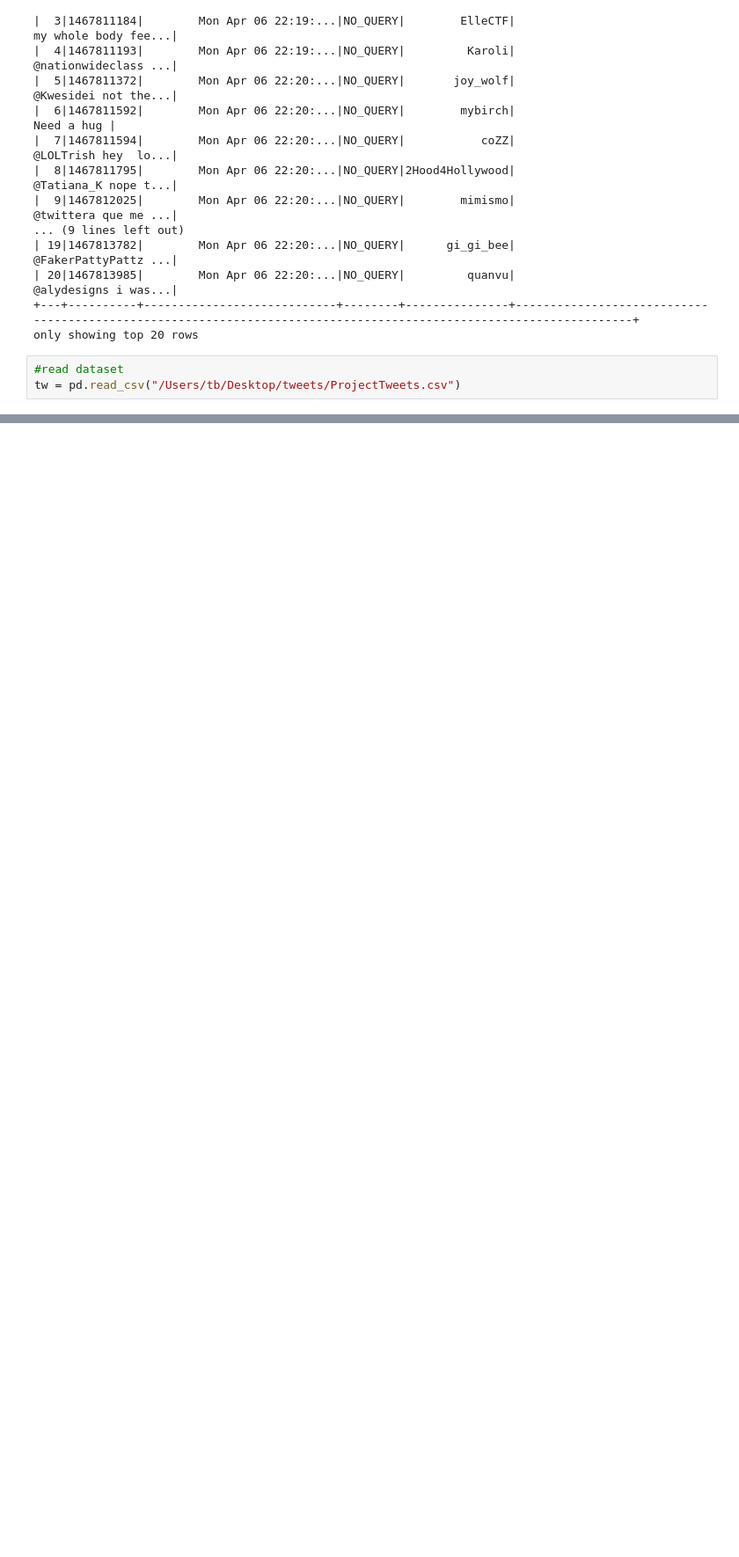
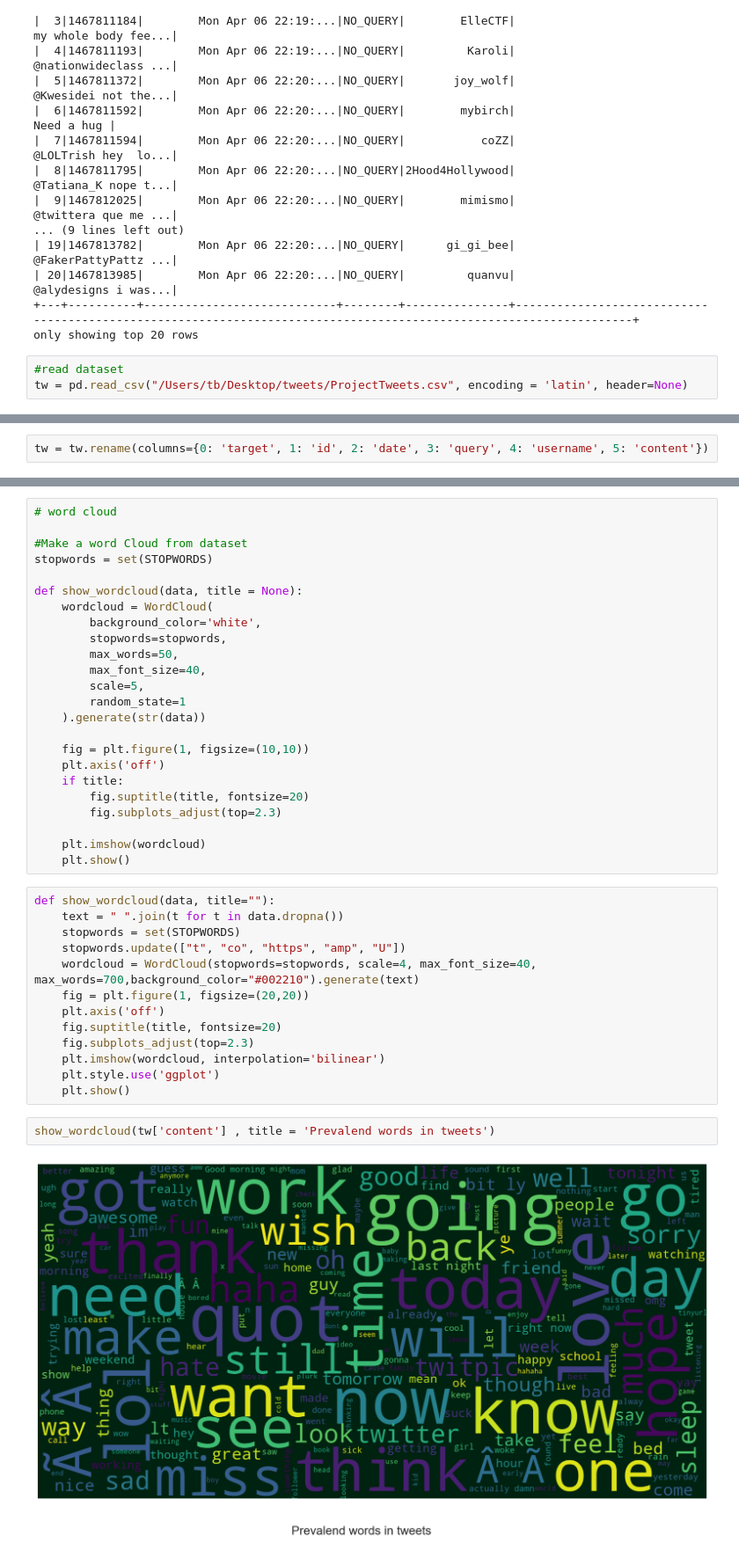
Before and after one commit to SedaColasan/CA2_ProjectTweets, a Jupyter notebook: CA2_ProjectTweets.ipynb, the cells around one changed output, grey strips where cells are left out. Shown: that part at 88% size. Saved outputs shown, nothing was run; the diff lists cells and outputs as text; blank space fills up the shorter version.

Commit message:
update_project_tweets

```diff
--- a/CA2_ProjectTweets.ipynb
+++ b/CA2_ProjectTweets.ipynb
@@ -235,7 +233,7 @@ spark.read.option('header','true').csv('/Users/tb/Desktop/tweets/ProjectTweets.c
 only showing top 20 rows
 # %%
 #read dataset
-tw = pd.read_csv("/Users/tb/Desktop/tweets/ProjectTweets.csv")
+tw = pd.read_csv("/Users/tb/Desktop/tweets/ProjectTweets.csv", encoding = 'latin', header=None)
 # %%
 tw.dtypes
 # %% [output]
@@ -248 +246,3 @@ _TheSpecialOne_
 dtype: object
+# %%
+tw = tw.rename(columns={0: 'target', 1: 'id', 2: 'date', 3: 'query', 4: 'username', 5: 'content'})
@@ -248,0 +272,41 @@ dtype: object
+# %%
+# word cloud
+
+#Make a word Cloud from dataset
+stopwords = set(STOPWORDS)
+
+def show_wordcloud(data, title = None):
+    wordcloud = WordCloud(
+        background_color='white',
+        stopwords=stopwords,
+        max_words=50,
+        max_font_size=40,
+        scale=5,
+        random_state=1
+    ).generate(str(data))
+
+    fig = plt.figure(1, figsize=(10,10))
+    plt.axis('off')
+    if title:
+        fig.suptitle(title, fontsize=20)
+        fig.subplots_adjust(top=2.3)
+
+    plt.imshow(wordcloud)
+    plt.show()
+# %%
+def show_wordcloud(data, title=""):
+    text = " ".join(t for t in data.dropna())
+    stopwords = set(STOPWORDS)
+    stopwords.update(["t", "co", "https", "amp", "U"])
+    wordcloud = WordCloud(stopwords=stopwords, scale=4, max_font_size=40, max_words=700,background_color="#002210").generate(text)
+    fig = plt.figure(1, figsize=(20,20))
+    plt.axis('off')
+    fig.suptitle(title, fontsize=20)
+    fig.subplots_adjust(top=2.3)
+    plt.imshow(wordcloud, interpolation='bilinear')
+    plt.style.use('ggplot')
+    plt.show()
+# %%
+show_wordcloud(tw['content'] , title = 'Prevalend words in tweets')
+# %% [output]
+[figure, added]
```
Also changed, not shown: parts of 21 cells of this notebook.
